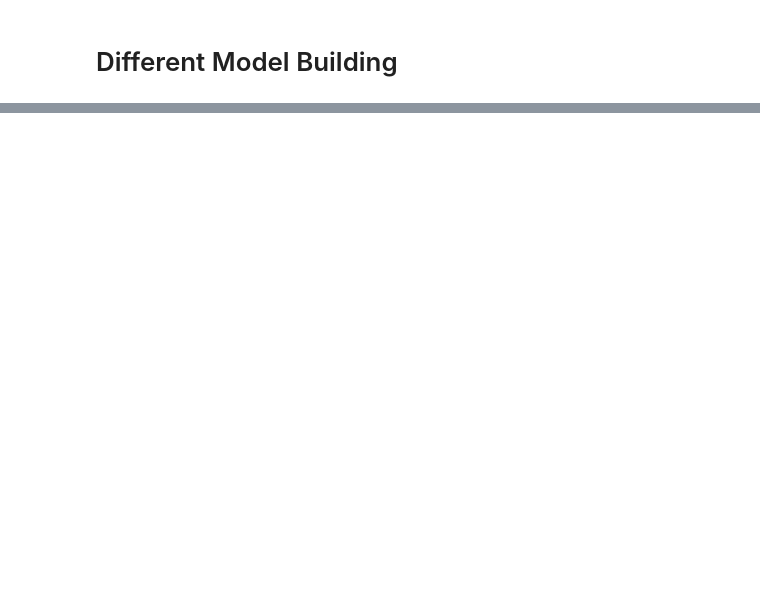
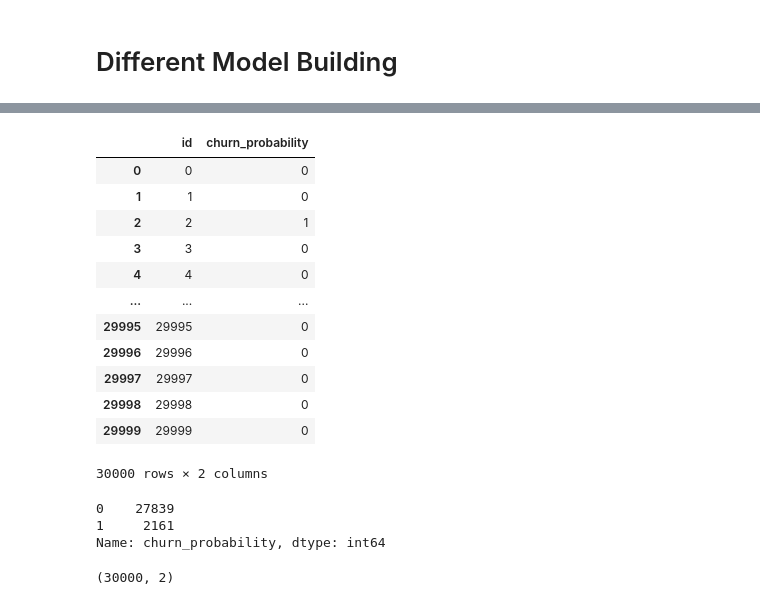
Before and after one commit to mail2uttamsarkar/TelecomChurnCaseStudyAssignment, a Jupyter notebook: TelecomChurn.ipynb, the cells around one changed output, grey strips where cells are left out. Cells and saved outputs as stored; diff of their text form; code cells hidden in the pictures; blank space fills up the shorter version.

```diff
--- a/TelecomChurn.ipynb
+++ b/TelecomChurn.ipynb
@@ -889,0 +1216,2 @@ Recall score :  94.46
+# %%
+df_test.rename( columns={0:'churn_probability'}, inplace=True )
@@ -889,0 +1227,4 @@ Recall score :  94.46
+# %%
+df_solution = pd.DataFrame()
+# %%
+df_solution['id'] =   df_churn_test_id[['id']].copy()
@@ -889,0 +1247,28 @@ Recall score :  94.46
+# %%
+df_solution['churn_probability'] = df_test['churn_probability']
+# %%
+df_solution
+# %% [output]
+|  | id | churn_probability |
+| 0 | 0 | 0 |
+| 1 | 1 | 0 |
+| 2 | 2 | 1 |
+| 3 | 3 | 0 |
+| 4 | 4 | 0 |
+| ... | ... | ... |
+| 29995 | 29995 | 0 |
+| 29996 | 29996 | 0 |
+| 29997 | 29997 | 0 |
+| 29998 | 29998 | 0 |
+| 29999 | 29999 | 0 |
+30000 rows × 2 columns
+# %%
+df_test['churn_probability'].value_counts()
+# %% [output]
+0    27839
+1     2161
+Name: churn_probability, dtype: int64
+# %%
+df_solution.shape
+# %% [output]
+(30000, 2)
```
Also changed, not shown: parts of 82 cells of this notebook.
